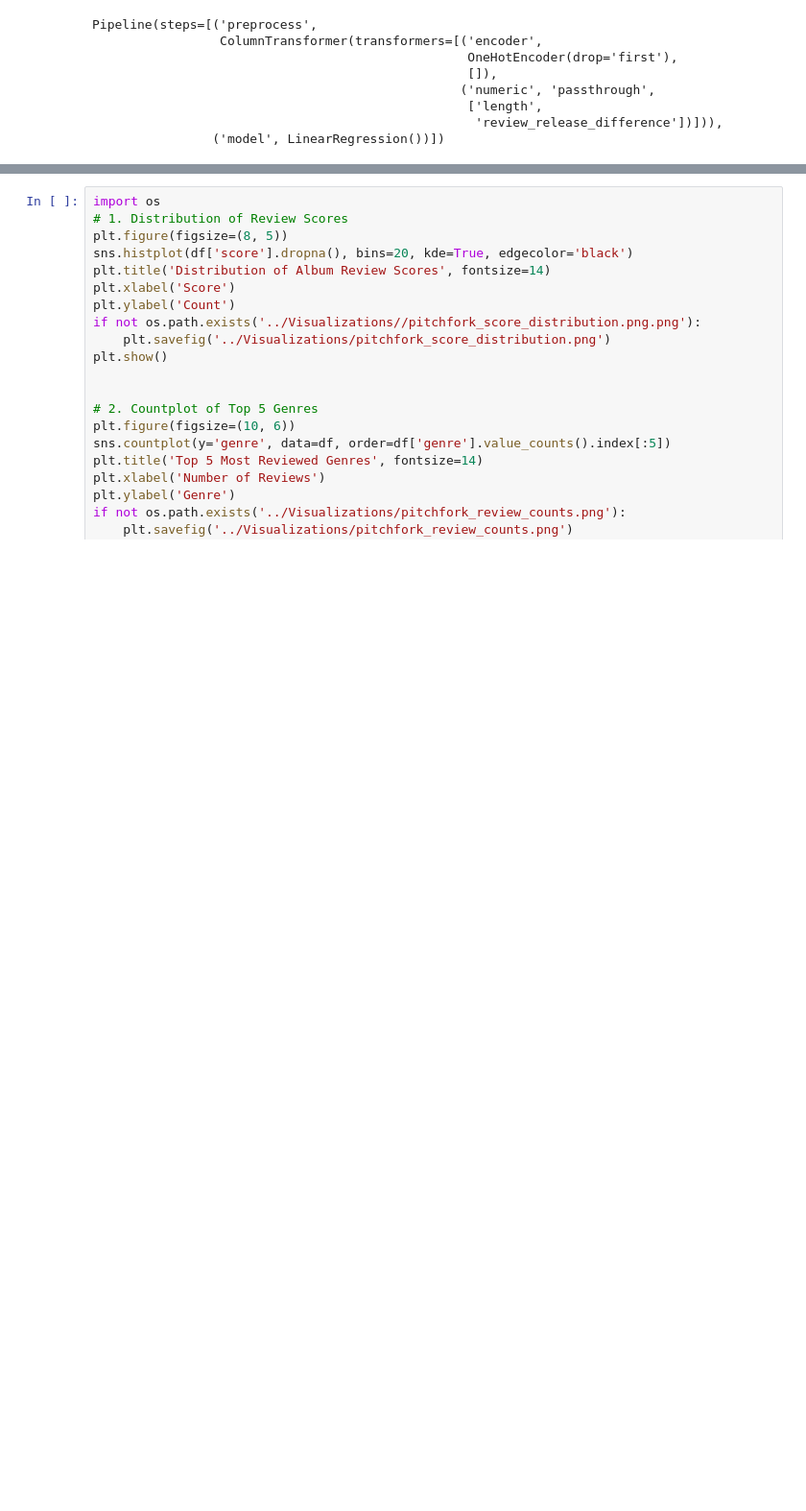
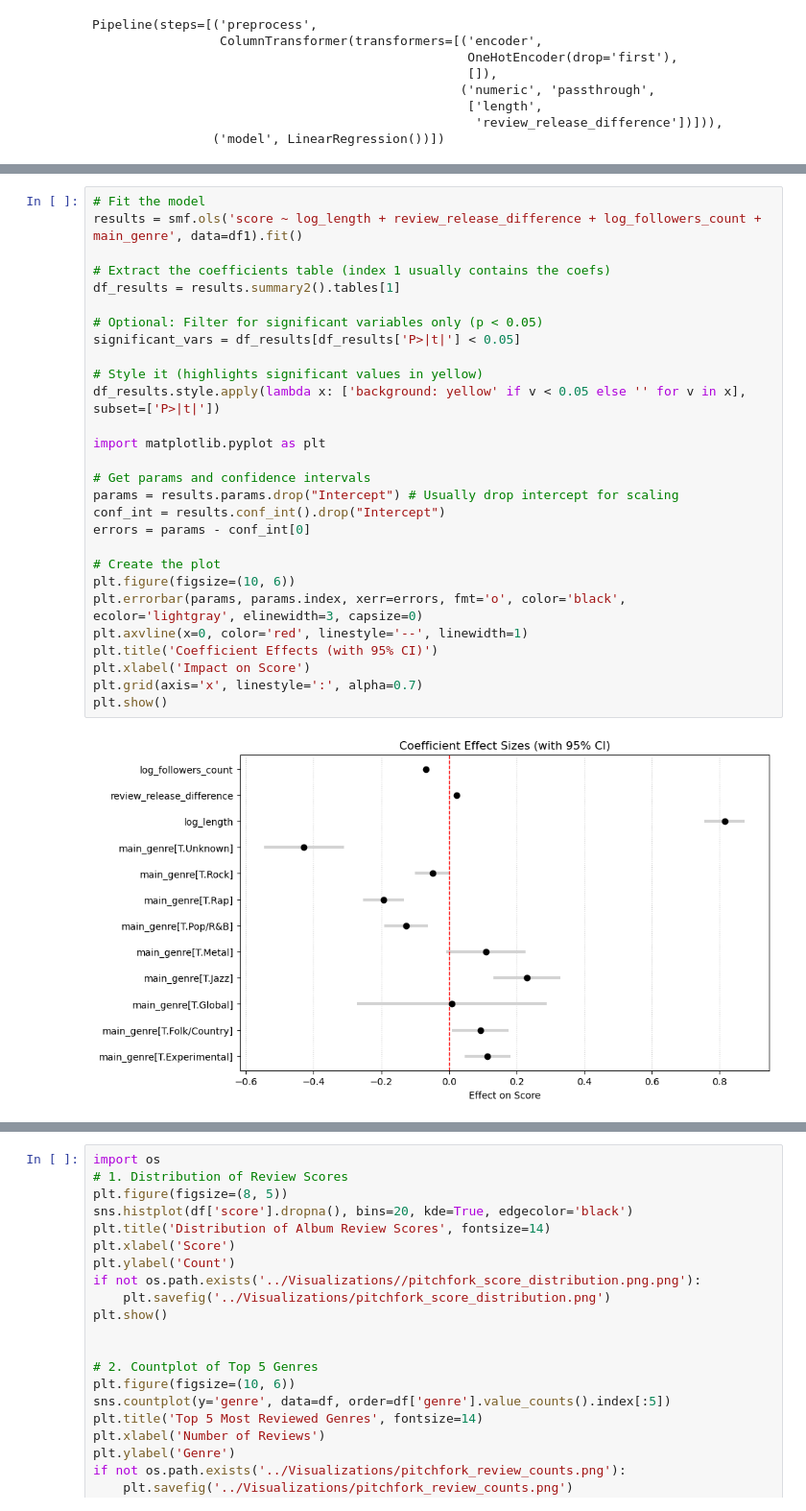
Before and after one commit to skunitzlevy/ds6021-pitchfork, a Jupyter notebook: notebooks/Finn_analysis.ipynb, the cells around one changed output, grey strips where cells are left out. Shown at 96% size. Drawn from its saved outputs; the diff is of its cells as text; blank space fills up the shorter version.

```diff
--- a/notebooks/Finn_analysis.ipynb
+++ b/notebooks/Finn_analysis.ipynb
@@ -239,3 +247,33 @@ strong multicollinearity or other numerical problems.
+# %%
+# Fit the model
+results = smf.ols('score ~ log_length + review_release_difference + log_followers_count + main_genre', data=df1).fit()
+
+# Extract the coefficients table (index 1 usually contains the coefs)
+df_results = results.summary2().tables[1]
+
+# Optional: Filter for significant variables only (p < 0.05)
+significant_vars = df_results[df_results['P>|t|'] < 0.05]
+
+# Style it (highlights significant values in yellow)
+df_results.style.apply(lambda x: ['background: yellow' if v < 0.05 else '' for v in x], subset=['P>|t|'])
+
+import matplotlib.pyplot as plt
+
+# Get params and confidence intervals
+params = results.params.drop("Intercept") # Usually drop intercept for scaling
+conf_int = results.conf_int().drop("Intercept")
+errors = params - conf_int[0]
+
+# Create the plot
+plt.figure(figsize=(10, 6))
+plt.errorbar(params, params.index, xerr=errors, fmt='o', color='black', ecolor='lightgray', elinewidth=3, capsize=0)
+plt.axvline(x=0, color='red', linestyle='--', linewidth=1)
+plt.title('Coefficient Effects (with 95% CI)')
+plt.xlabel('Impact on Score')
+plt.grid(axis='x', linestyle=':', alpha=0.7)
+plt.show()
+# %% [output]
+[figure, added]
 # %%
 spline_transformer = SplineTransformer(
     degree=3,
```
Also changed, not shown: parts of 12 cells of this notebook.
